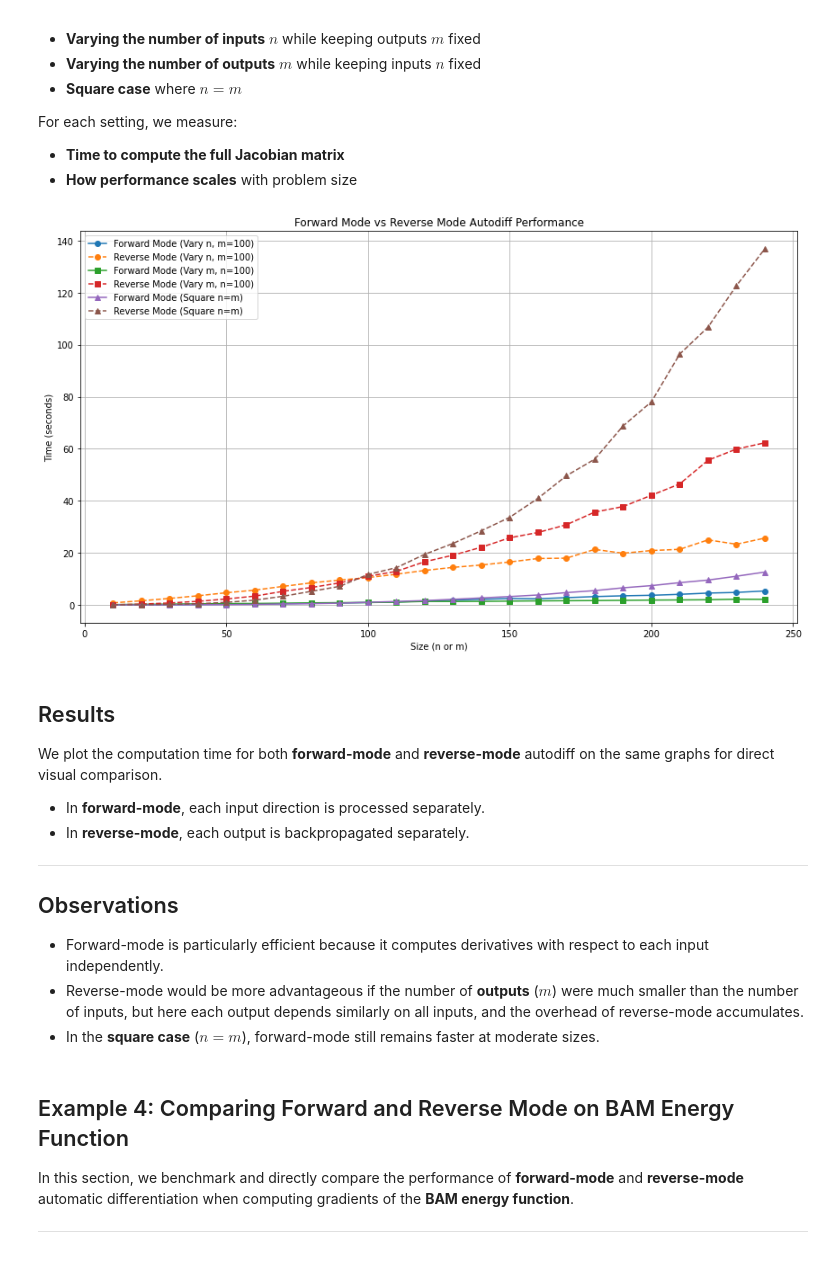
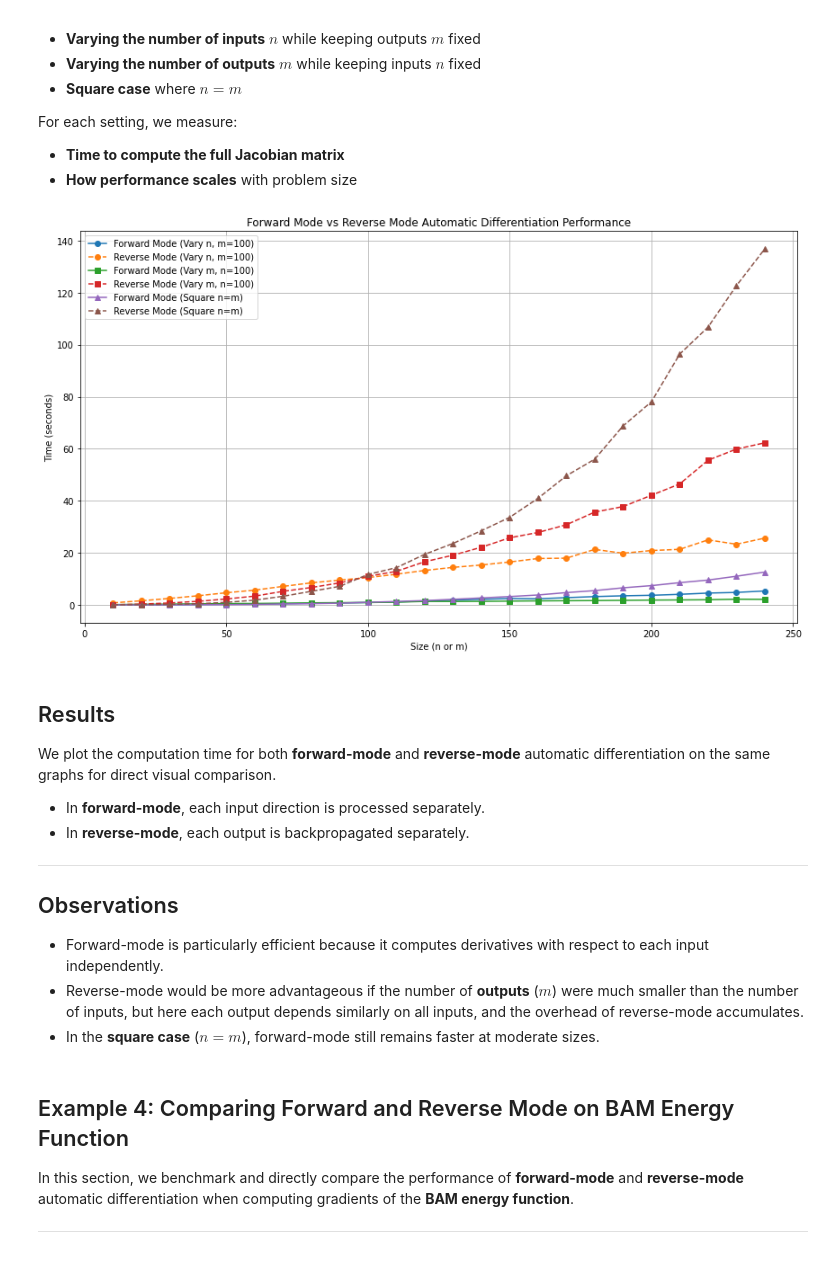
Before and after one commit to Isi-17/Thesis-M, a Jupyter notebook: 01-AD.ipynb, the cells around one changed output. Cells and saved outputs as stored; diff of their text form; code cells hidden in the pictures.

```diff
--- a/01-AD.ipynb
+++ b/01-AD.ipynb
@@ -892,33 +892,33 @@ For each setting, we measure:
 # %%
 # Forward-mode vs Reverse-mode
 
 plt.figure(figsize=(12, 7))
 
 # Vary n (fix m)
 plt.plot(sizes, times_vary_n_forward, label="Forward Mode (Vary n, m=100)", marker='o', linestyle='-')
 plt.plot(sizes, times_vary_n_reverse, label="Reverse Mode (Vary n, m=100)", marker='o', linestyle='--')
 
 # Vary m (fix n)
 plt.plot(sizes, times_vary_m_forward, label="Forward Mode (Vary m, n=100)", marker='s', linestyle='-')
 plt.plot(sizes, times_vary_m_reverse, label="Reverse Mode (Vary m, n=100)", marker='s', linestyle='--')
 
 # Square case (n = m)
 plt.plot(sizes, times_square_forward, label="Forward Mode (Square n=m)", marker='^', linestyle='-')
 plt.plot(sizes, times_square_reverse, label="Reverse Mode (Square n=m)", marker='^', linestyle='--')
 
-plt.title("Forward Mode vs Reverse Mode Autodiff Performance")
+plt.title("Forward Mode vs Reverse Mode Automatic Differentiation Performance")
 plt.xlabel("Size (n or m)")
 plt.ylabel("Time (seconds)")
 plt.legend()
 plt.grid(True)
 plt.tight_layout()
 plt.show()
 # %% [output]
-[figure, old version]
+[figure, new version]
 # %% [markdown]
 ## Results
 
-We plot the computation time for both **forward-mode** and **reverse-mode** autodiff on the same graphs for direct visual comparison.
+We plot the computation time for both **forward-mode** and **reverse-mode** automatic differentiation on the same graphs for direct visual comparison.
 
 - In **forward-mode**, each input direction is processed separately.
 - In **reverse-mode**, each output is backpropagated separately.
```
Also changed, not shown: parts of 8 cells of this notebook.
